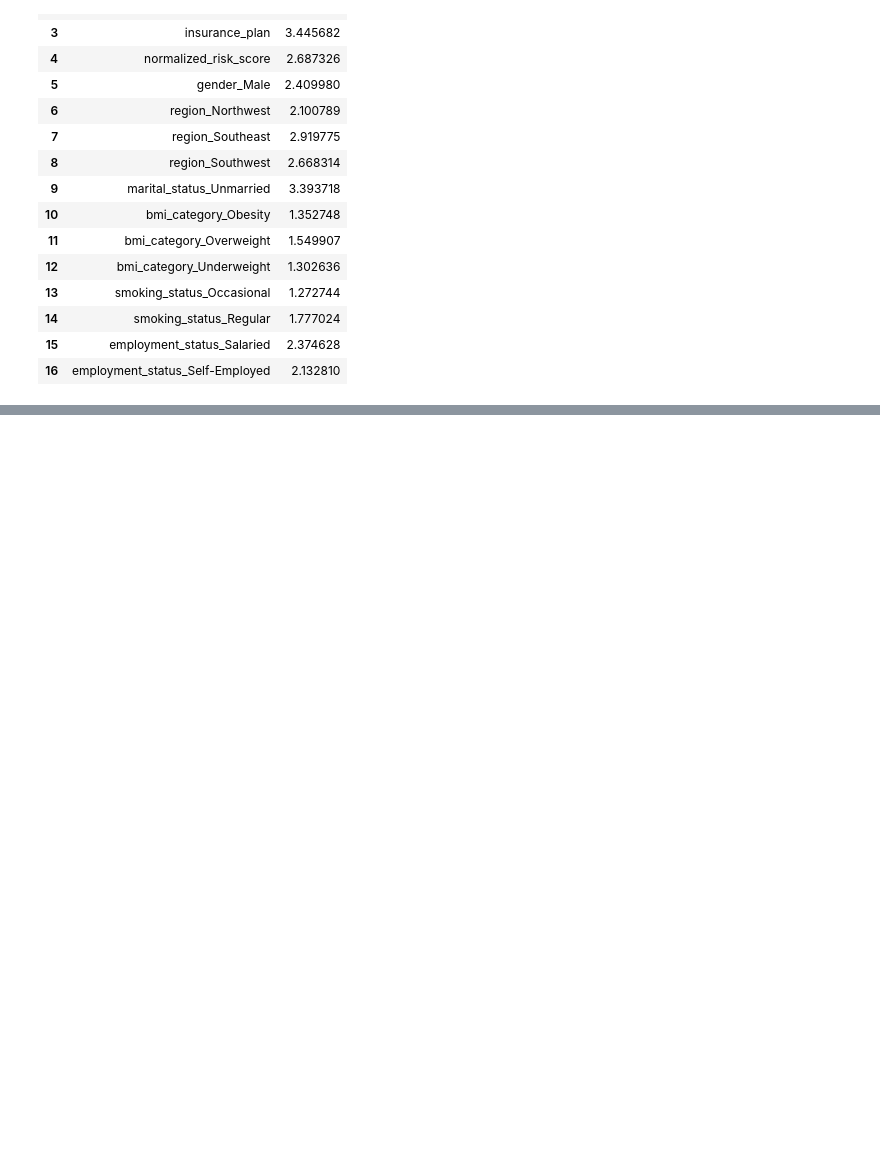
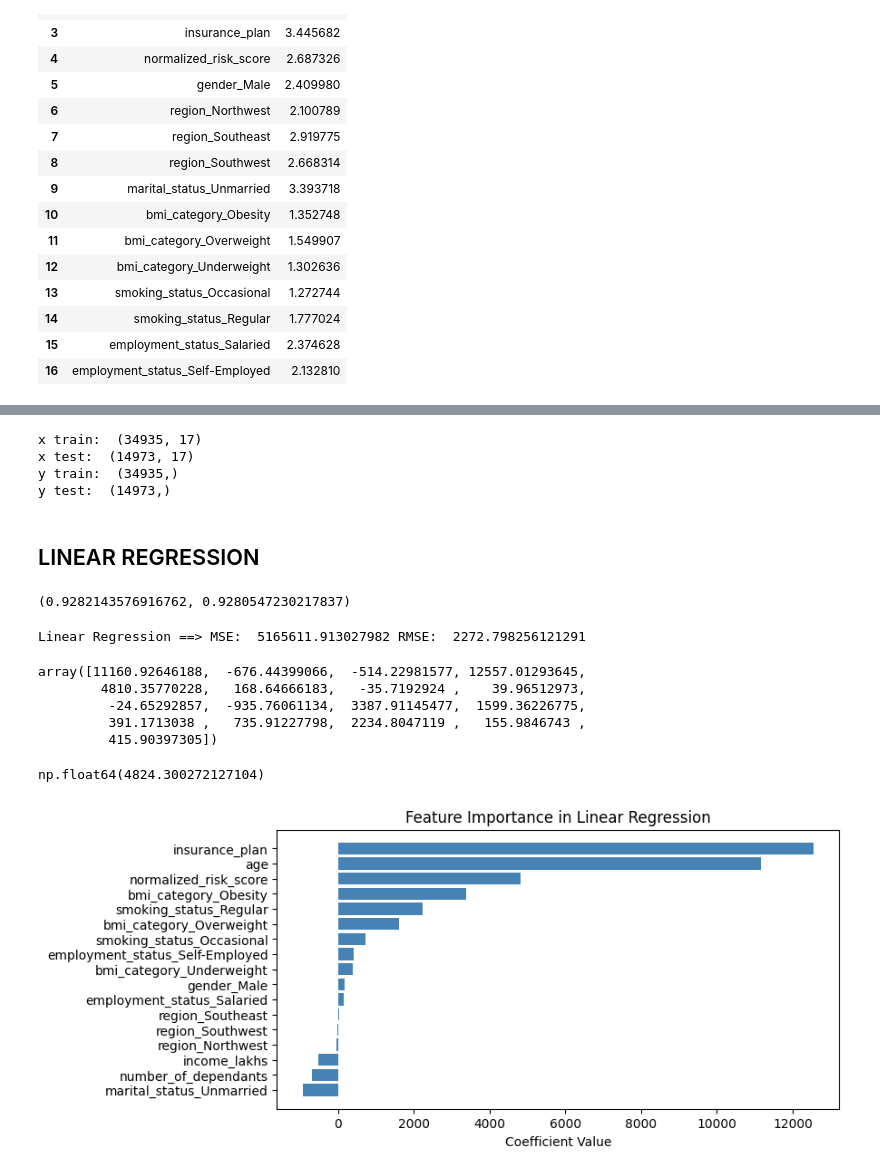
Before and after one commit to SakifKhan98/insurance-premium-prediction, a Jupyter notebook: insurance_premium_prediction.ipynb, the cells around one changed output, grey strips where cells are left out. Drawn from its saved outputs; the diff is of its cells as text; code cells hidden in the pictures; blank space fills up the shorter version.

Commit message:
trained linear regressor, ridge and xgboost

```diff
--- a/insurance_premium_prediction.ipynb
+++ b/insurance_premium_prediction.ipynb
@@ -550,0 +553,64 @@ X_reduced = X.drop("income_level", axis="columns")
+# %%
+X_train, X_test, y_train, y_test = train_test_split(
+    X_reduced, y, test_size=0.30, random_state=10
+)
+
+# shape of the X_train, X_test, y_train, y_test features
+print("x train: ", X_train.shape)
+print("x test: ", X_test.shape)
+print("y train: ", y_train.shape)
+print("y test: ", y_test.shape)
+# %% [output]
+x train:  (34935, 17)
+x test:  (14973, 17)
+y train:  (34935,)
+y test:  (14973,)
+# %% [markdown]
+## LINEAR REGRESSION
+# %%
+model_lr = LinearRegression()
+model_lr.fit(X_train, y_train)
+test_score = model_lr.score(X_test, y_test)
+train_score = model_lr.score(X_train, y_train)
+train_score, test_score
+# %% [output]
+(0.9282143576916762, 0.9280547230217837)
+# %%
+y_pred = model_lr.predict(X_test)
+
+mse_lr = mean_squared_error(y_test, y_pred)
+rmse_lr = np.sqrt(mse_lr)
+print("Linear Regression ==> MSE: ", mse_lr, "RMSE: ", rmse_lr)
+# %% [output]
+Linear Regression ==> MSE:  5165611.913027982 RMSE:  2272.798256121291
+# %%
+model_lr.coef_
+# %% [output]
+array([11160.92646188,  -676.44399066,  -514.22981577, 12557.01293645,
+        4810.35770228,   168.64666183,   -35.7192924 ,    39.96512973,
+         -24.65292857,  -935.76061134,  3387.91145477,  1599.36226775,
+         391.1713038 ,   735.91227798,  2234.8047119 ,   155.9846743 ,
+         415.90397305])
+# %%
+model_lr.intercept_
+# %% [output]
+np.float64(4824.300272127104)
+# %%
+feature_importance = model_lr.coef_
+
+# Create a DataFrame for easier handling
+coef_df = pd.DataFrame(
+    feature_importance, index=X_train.columns, columns=["Coefficients"]
+)
+
+# Sort the coefficients for better visualization
+coef_df = coef_df.sort_values(by="Coefficients", ascending=True)
+
+# Plotting
+plt.figure(figsize=(8, 4))
+plt.barh(coef_df.index, coef_df["Coefficients"], color="steelblue")
+plt.xlabel("Coefficient Value")
+plt.title("Feature Importance in Linear Regression")
+plt.show()
+# %% [output]
+[figure, added]
```
Also changed, not shown: parts of 11 cells of this notebook.
